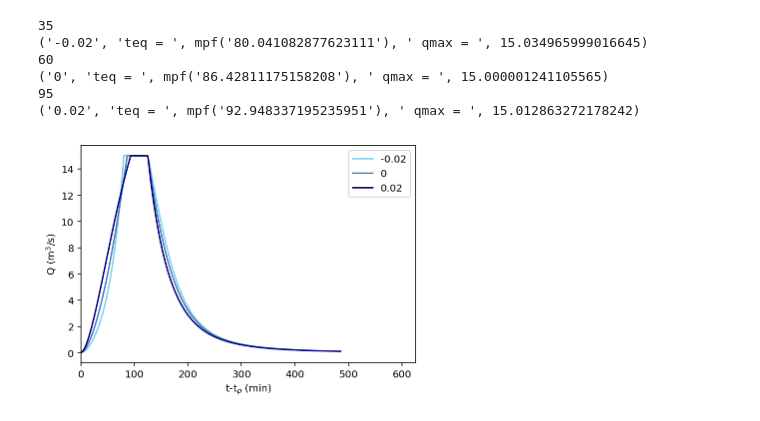
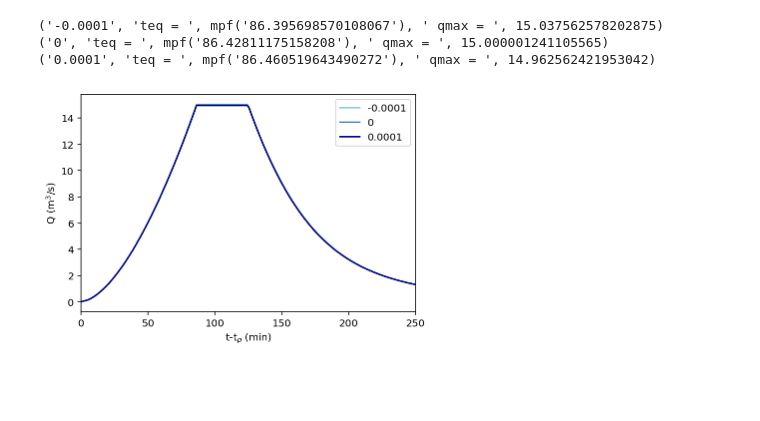
Before and after one commit to lapidesd/Hillslope_Storage_Kinematic_Wave, a Jupyter notebook: Hillslope_storage_KW_numerical.ipynb, the cells around one changed output. Saved outputs shown, nothing was run; the diff lists cells and outputs as text; code cells hidden in the pictures; blank space fills up the shorter version.

```diff
--- a/Hillslope_storage_KW_numerical.ipynb
+++ b/Hillslope_storage_KW_numerical.ipynb
@@ -82,12 +82,10 @@ m=5./3.                  # value of m
 color1='skyblue'         # color for plotting characteristics
 colorbold='dimgrey'      # color for limiting characteristic
 
-alist= ['0', '-0.02', '0.02']      # list of strings for the values of a to solve, can set up to 6 without breaking anything
-#alist = ['0.0000000001','-0.00001','-0.0001','-0.001','-0.01','-0.1','-0.0005','-0.005','-0.05','0.00001','0.0001','0.001','0.01','0.1','0.0005','0.005','0.05','0.02','-0.02']
-#alist = ['0.0000000001']
+alist= ['0', '-0.0001', '0.0001']      # list of strings for the values of a to solve, can set up to 6 without breaking anything
 
 different = False         # parameter that tells the program to use hillslopeSizeDict if True. If False, program will use user-set xend and xtop for all cases
-hillslopeSizeDict = {'0':[0,50], '-0.02':[0,50], '0.02':[0,50] }  # dictionary holding values of: [location of divide, location of outlet]
+hillslopeSizeDict = {'0':[0,50], '-0.0001':[0,50], '0.0001':[0,50] }  # dictionary holding values of: [location of divide, location of outlet]
 xend = 50.               # location of stream outlet
 xtop = 0.                # location of divide
 
@@ -252,7 +250,7 @@ hillslope dimensions:  0.0 ,  50.0
 showq = False    # you can choose to plot q or Q, not both. Set the appropriate value to True.
 showQ = True
 
-outlet_width = {'0':60, '-0.02':35, '0.02':95}  # dictionary of outlet widths. optional to use. To set
+outlet_width = {'0':60, '-0.0001':60, '0.0001':60}  # dictionary of outlet widths. optional to use. To set
                                                           # all outlet widths to the same value, ignore this and set
                                                           # outletSame = True
 outletSame = False                                        # key that tells the program whether you want the outlet widths
@@ -312,43 +310,36 @@ for aval in keylist:                      # plots a hydrograph for each value of
     if showq == True:
         plotnames[j]=pylab.plot((tmin),(qoutsmmhr),colorlist[j])
     elif showQ == True:
-        print outlet
         plotnames[j]=pylab.plot((tmin),(Qoutsmmhr),colorlist[j])
-        #pylab.plot((tmin),(Qoutsmmhr))
-        #if aval=='0.02':
-        #    print Qoutsmmhr
 
     # searches for tc by finding the first time that the maximum value is hit since the max case is the equilibrium case
     k=0
     for i in range(len(qouts)):
         if maxq[aval]==qouts[i] and k==0:
             k=i
         elif maxq[aval]==Qouts[i] and k==0:
             k=i
 
     # prints out the value of a, teq, and qmax
     print(aval, 'teq = ',touts_tot[aval][k]/60, ' qmax = ',maxq[aval])
 
     # increases the value of j, which is used for plotting labels
     j+=1
 
 # this if/else plots q or Q, depending on user preference above
 if showq ==True:
     plt.ylabel('q (m$^2$/s)')
 elif showQ == True:
     plt.ylabel('Q (m$^3$/s)')
 
-plt.xlim(0,5*tr/60)                             # sets plot limit to 5 times storm lenth
+plt.xlim(0,250)                             # sets plot limit to 5 times storm lenth
 plt.xlabel('t-t$_p$ (min)')                     # x-axis label
 plt.legend(plotnames,labels=keylist,loc='best') # adds a legend to the plot
 
 
 plt.show()                                      # displays the plot
 # %% [output]
-35
-('-0.02', 'teq = ', mpf('80.041082877623111'), ' qmax = ', 15.034965999016645)
-60
+('-0.0001', 'teq = ', mpf('86.395698570108067'), ' qmax = ', 15.037562578202875)
 ('0', 'teq = ', mpf('86.42811175158208'), ' qmax = ', 15.000001241105565)
-95
-('0.02', 'teq = ', mpf('92.948337195235951'), ' qmax = ', 15.012863272178242)
+('0.0001', 'teq = ', mpf('86.460519643490272'), ' qmax = ', 14.962562421953042)
-[figure, old version]
+[figure, new version]
```
Also changed, not shown: parts of 1 cell of this notebook.
